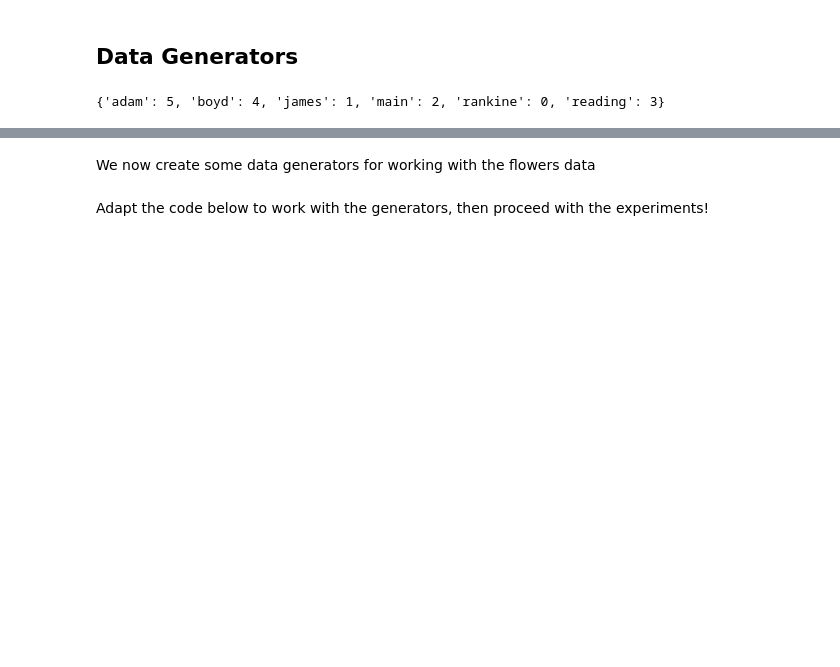
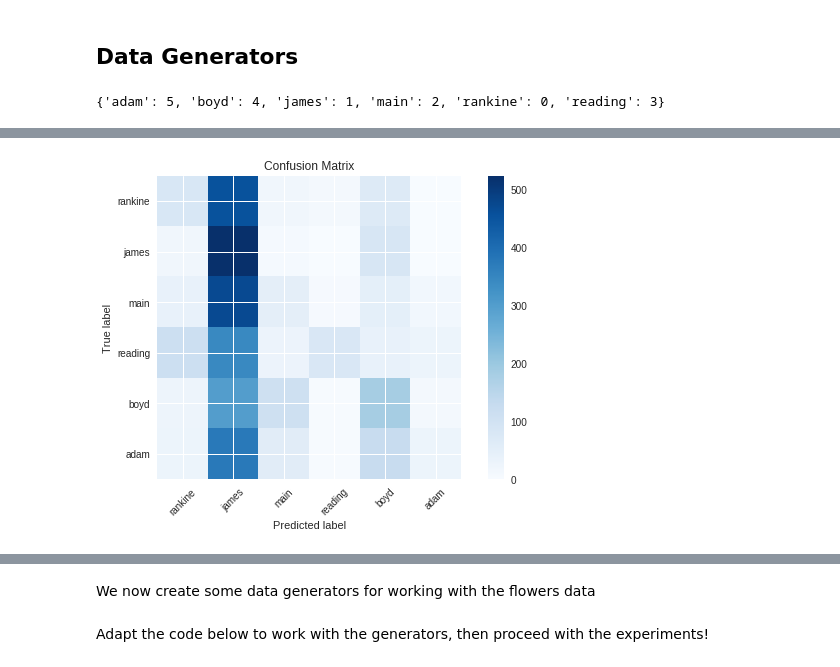
Before and after one commit to Andrew-Mackay/building_classifier, a Jupyter notebook: notebooks/AX-2019.ipynb, the cells around one changed output, grey strips where cells are left out. Cells and saved outputs as stored; diff of their text form; code cells hidden in the pictures; blank space fills up the shorter version.

Commit message:
added data augmentation and initial models

```diff
--- a/notebooks/AX-2019.ipynb
+++ b/notebooks/AX-2019.ipynb
@@ -500,0 +655,21 @@ plt.plot(history.history["acc"])
+# %%
+complete_index = {}
+partition = {'train':[], 'validation':[]} # contains list of training and validation ID's
+validation_day = "15_02_2019" # use this day for validation
+
+for day, buildings in data.items():
+    for building, images in buildings.items():
+        for image in images:
+            if day == validation_day:
+                partition["validation"].append(image)
+                complete_index[image] = conversion_table[building]
+
+            else:
+                partition["train"].append(image)
+                complete_index[image] = conversion_table[building]
+# %%
+confusion_labels = []
+for i in range(7):
+    for building, value in conversion_table.items():
+        if i == value:
+            confusion_labels.append(building)
@@ -500,0 +678,10 @@ plt.plot(history.history["acc"])
+# %%
+input_shape = TARGET_IMAGE_SHAPE[0] ** 2 # only use grayscale to reduce training time
+# %%
+model = four_layer_dense((input_shape,), len(labels))
+model.compile(loss='categorical_crossentropy',
+              optimizer='adam',
+              metrics=['accuracy'])
+
+results = evaluate_model(model, epochs, partition["train"], partition["validation"],
+                         complete_index, (input_shape,), batch_size, len(labels))
@@ -500,0 +707,4 @@ plt.plot(history.history["acc"])
+# %%
+plot_confusion_matrix(results["confusion_matrix"], confusion_labels)
+# %% [output]
+[figure, added]
```
Also changed, not shown: parts of 66 cells of this notebook.
